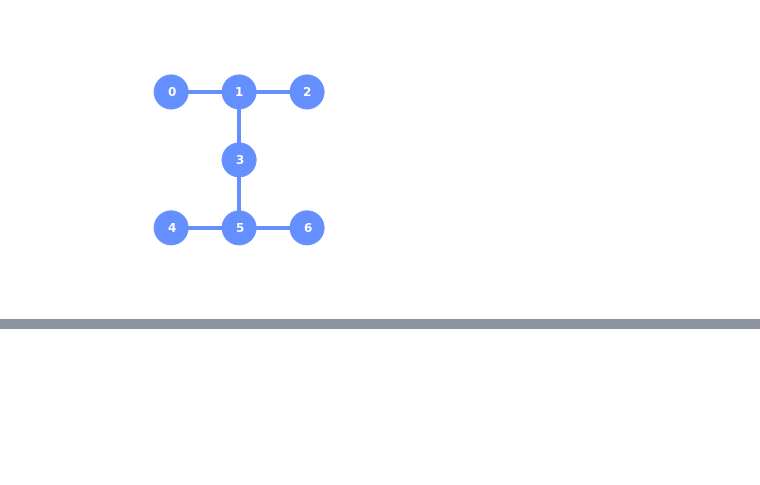
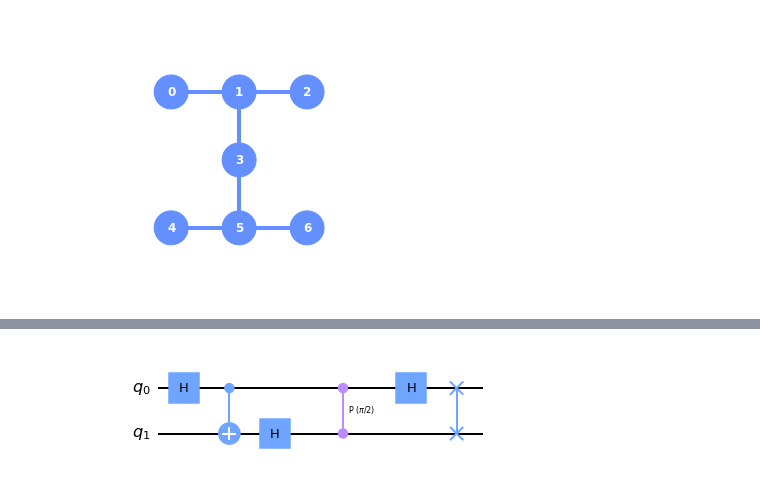
Before and after one commit to zpparks314/CSC591_Pulse_Project, a Jupyter notebook: Untitled.ipynb, the cells around one changed output, grey strips where cells are left out. Cells and saved outputs as stored; diff of their text form; code cells hidden in the pictures; blank space fills up the shorter version.

```diff
--- a/Untitled.ipynb
+++ b/Untitled.ipynb
@@ -72,0 +73,12 @@ GaussianSquare(duration=368, amp=(-0.006348900035915706-0.7583182960158514j), si
+# %%
+qft_circ = QuantumCircuit(2)
+qft_circ.h(0)
+qft_circ.cx(0,1)
+qft_circ.h(1)
+qft_circ.cp(np.pi/2, 0, 1)
+qft_circ.h(0)
+qft_circ.swap(0,1)
+# qft_circ.append(circuit.library.QFT(2).decompose(), [0,1])
+qft_circ.draw('mpl')
+# %% [output]
+[figure, added]
```
Also changed, not shown: parts of 16 cells of this notebook, 41 other files.
